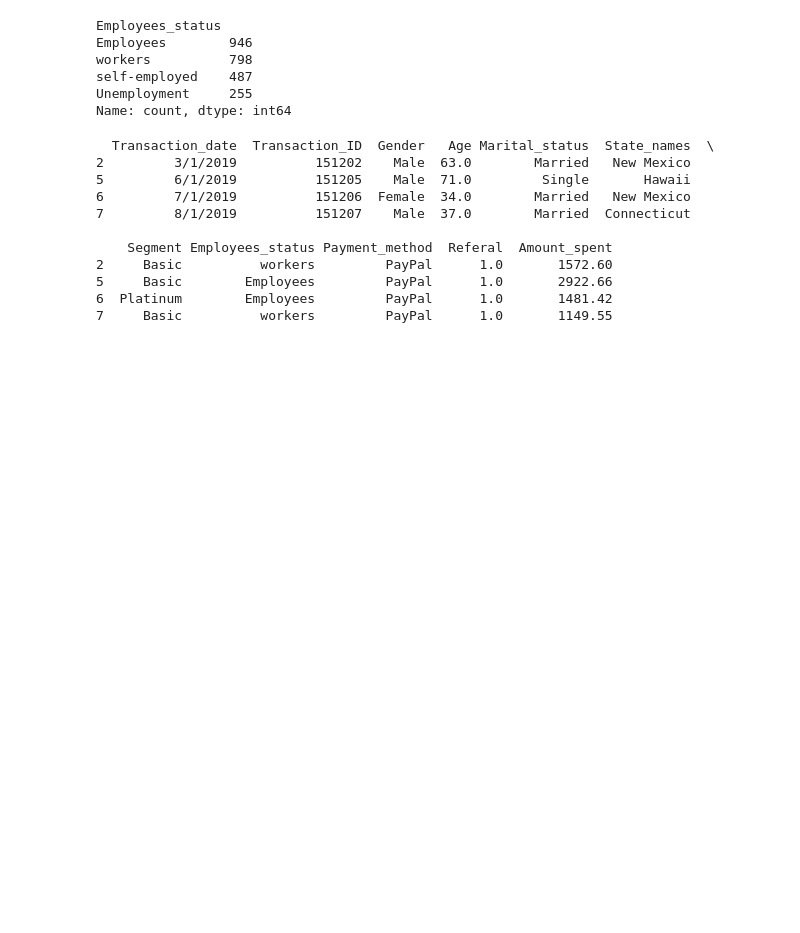
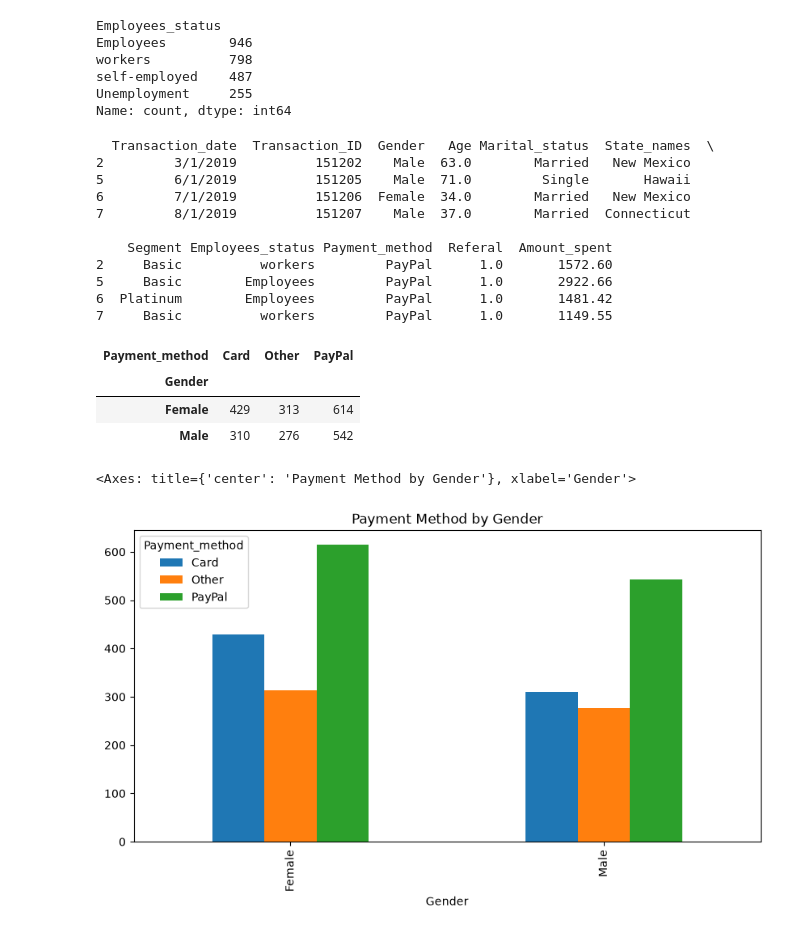
Before and after one commit to Anticoder03/anudeep-traning, a Jupyter notebook: practice/data_analysis/customer.ipynb, the cells around one changed output. Saved outputs shown, nothing was run; the diff lists cells and outputs as text; code cells hidden in the pictures; blank space fills up the shorter version.

```diff
--- a/practice/data_analysis/customer.ipynb
+++ b/practice/data_analysis/customer.ipynb
@@ -147,4 +147,17 @@ print(df[condition].head(4))
 6  Platinum        Employees         PayPal      1.0       1481.42
 7     Basic          workers         PayPal      1.0       1149.55
 # %%
-# crosstype - show the relationship between two categorical variables
+# cross tab - investigate the relationship between Gender
+df_crosstab = pd.crosstab(df['Gender'], df['Payment_method'])
+# %%
+df_crosstab
+# %% [output]
+| Payment_method | Card | Other | PayPal |
+| Gender |  |  |  |
+| Female | 429 | 313 | 614 |
+| Male | 310 | 276 | 542 |
+# %%
+df_crosstab.plot(kind='bar', figsize=(10, 5), title='Payment Method by Gender')
+# %% [output]
+<Axes: title={'center': 'Payment Method by Gender'}, xlabel='Gender'>
+[figure, added]
```
